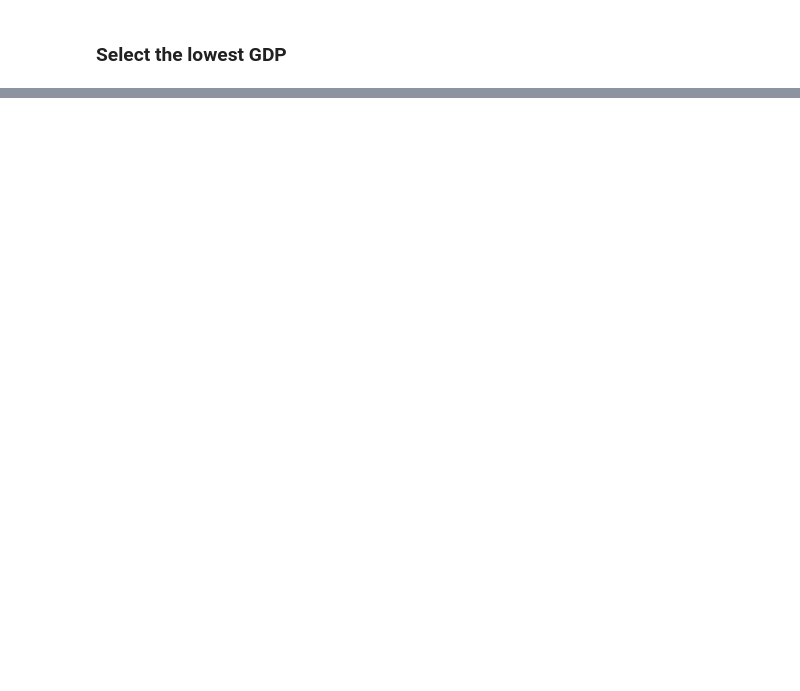
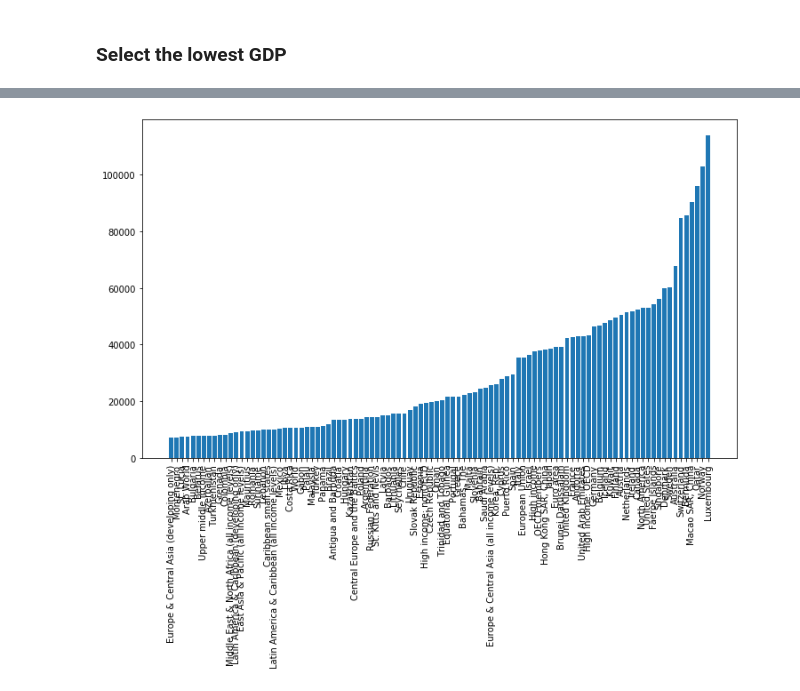
Before and after one commit to mmmarchetti/edx_dse200x, a Jupyter notebook: week6 /mini-project.ipynb, the cells around one changed output, grey strips where cells are left out. Drawn from its saved outputs; the diff is of its cells as text; code cells hidden in the pictures; blank space fills up the shorter version.

```diff
--- a/week6 /mini-project.ipynb
+++ b/week6 /mini-project.ipynb
@@ -191,0 +185,6 @@ lowest
+# %%
+plt.bar(highest['CountryName'].values, highest['Value'].values)
+plt.xticks(rotation=90)
+plt.show()
+# %% [output]
+[figure, added]
```
Also changed, not shown: parts of 19 cells of this notebook, 1 other file.
